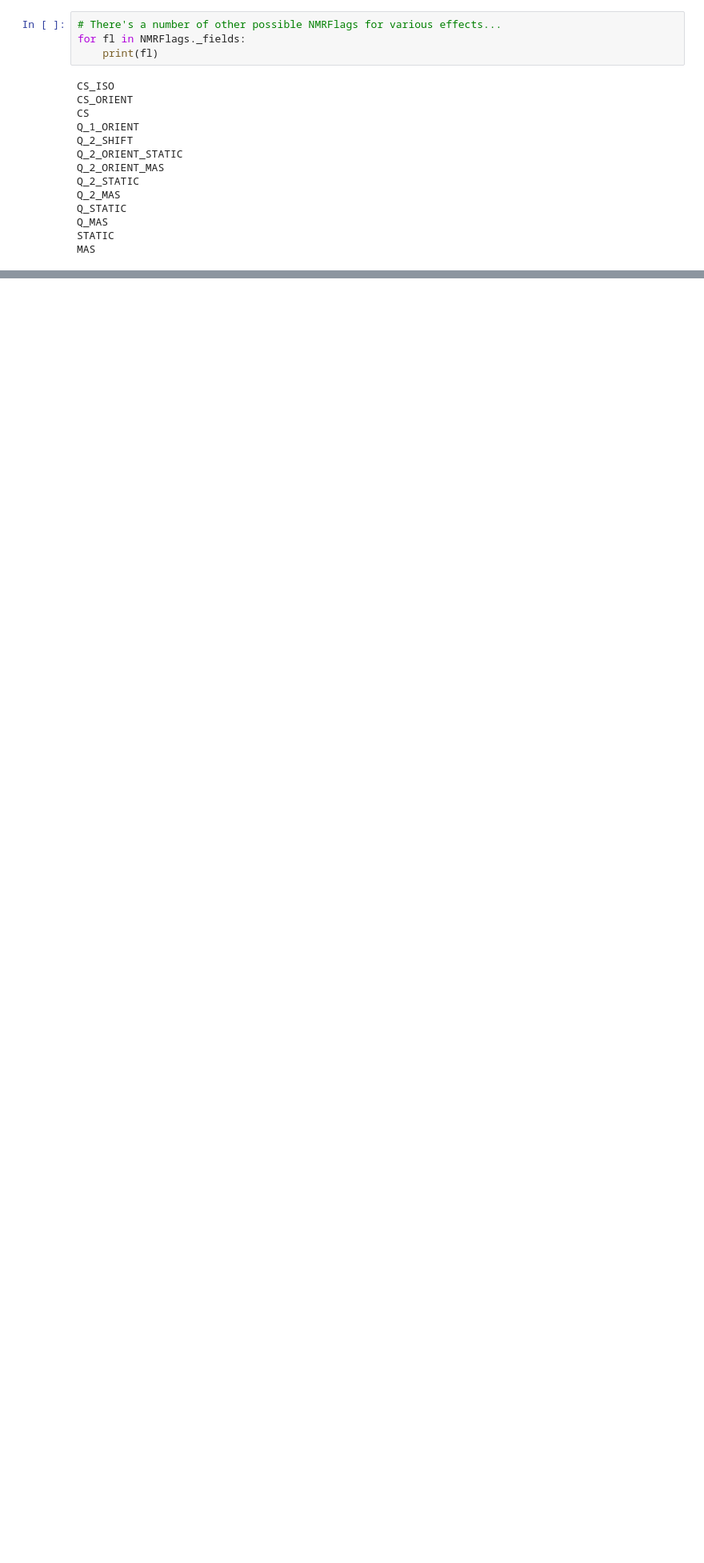
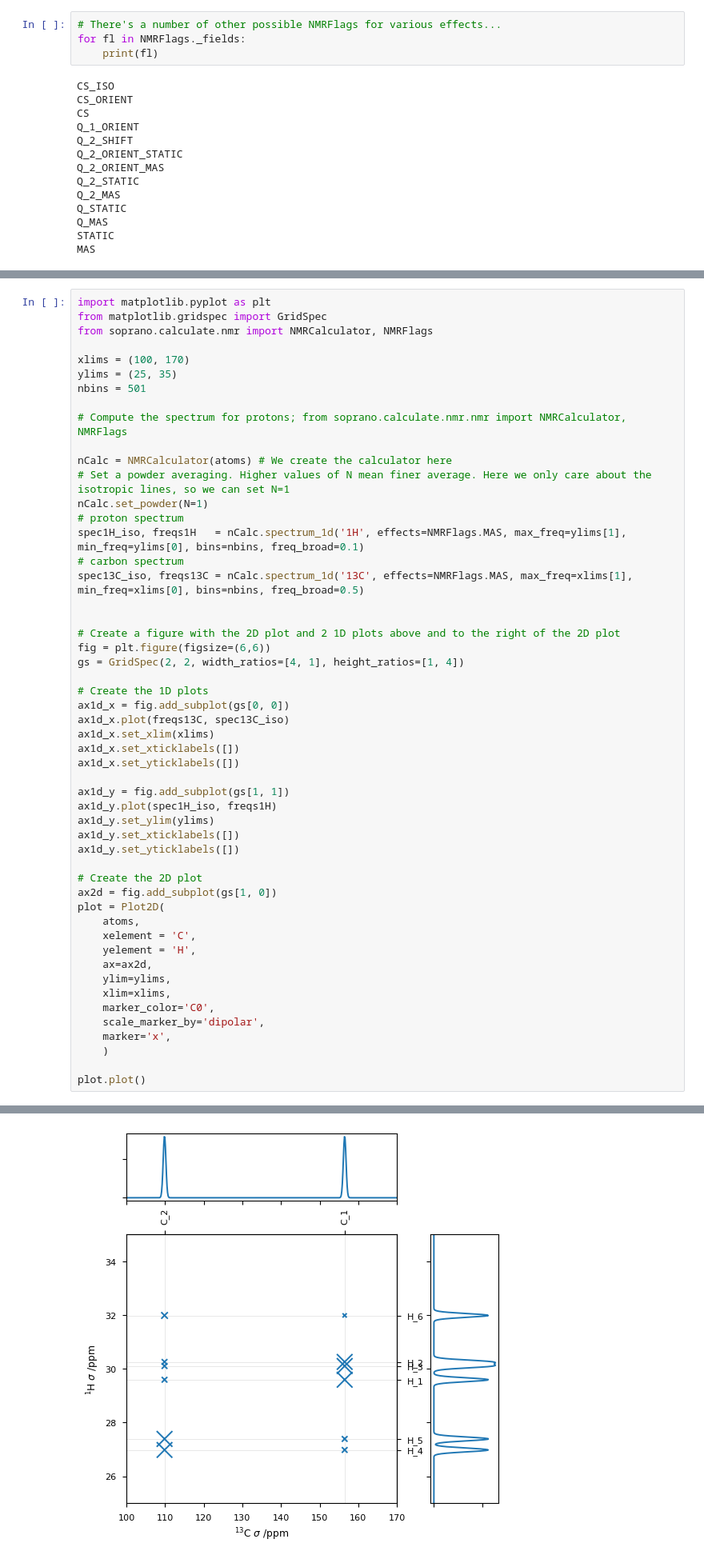
Before and after one commit to CCP-NC/soprano, a Jupyter notebook: tutorials/05-nmr.ipynb, the cells around one changed output, grey strips where cells are left out. Shown at 80% size. Saved outputs shown, nothing was run; the diff lists cells and outputs as text; blank space fills up the shorter version.

```diff
--- a/tutorials/05-nmr.ipynb
+++ b/tutorials/05-nmr.ipynb
@@ -388,0 +469,53 @@ MAS
+# %%
+import matplotlib.pyplot as plt
+from matplotlib.gridspec import GridSpec
+from soprano.calculate.nmr import NMRCalculator, NMRFlags
+
+xlims = (100, 170)
+ylims = (25, 35)
+nbins = 501
+
+# Compute the spectrum for protons; from soprano.calculate.nmr.nmr import NMRCalculator, NMRFlags
+
+nCalc = NMRCalculator(atoms) # We create the calculator here
+# Set a powder averaging. Higher values of N mean finer average. Here we only care about the isotropic lines, so we can set N=1
+nCalc.set_powder(N=1)
+# proton spectrum
+spec1H_iso, freqs1H   = nCalc.spectrum_1d('1H', effects=NMRFlags.MAS, max_freq=ylims[1], min_freq=ylims[0], bins=nbins, freq_broad=0.1)
+# carbon spectrum
+spec13C_iso, freqs13C = nCalc.spectrum_1d('13C', effects=NMRFlags.MAS, max_freq=xlims[1], min_freq=xlims[0], bins=nbins, freq_broad=0.5)
+
+
+# Create a figure with the 2D plot and 2 1D plots above and to the right of the 2D plot
+fig = plt.figure(figsize=(6,6))
+gs = GridSpec(2, 2, width_ratios=[4, 1], height_ratios=[1, 4])
+
+# Create the 1D plots
+ax1d_x = fig.add_subplot(gs[0, 0])
+ax1d_x.plot(freqs13C, spec13C_iso)
+ax1d_x.set_xlim(xlims)
+ax1d_x.set_xticklabels([])
+ax1d_x.set_yticklabels([])
+
+ax1d_y = fig.add_subplot(gs[1, 1])
+ax1d_y.plot(spec1H_iso, freqs1H)
+ax1d_y.set_ylim(ylims)
+ax1d_y.set_xticklabels([])
+ax1d_y.set_yticklabels([])
+
+# Create the 2D plot
+ax2d = fig.add_subplot(gs[1, 0])
+plot = Plot2D(
+    atoms,
+    xelement = 'C',
+    yelement = 'H',
+    ax=ax2d,
+    ylim=ylims,
+    xlim=xlims,
+    marker_color='C0',
+    scale_marker_by='dipolar',
+    marker='x',
+    )
+
+plot.plot()
+# %% [output]
@@ -388,0 +524 @@ MAS
+[figure, added]
```
Also changed, not shown: parts of 11 cells of this notebook.
